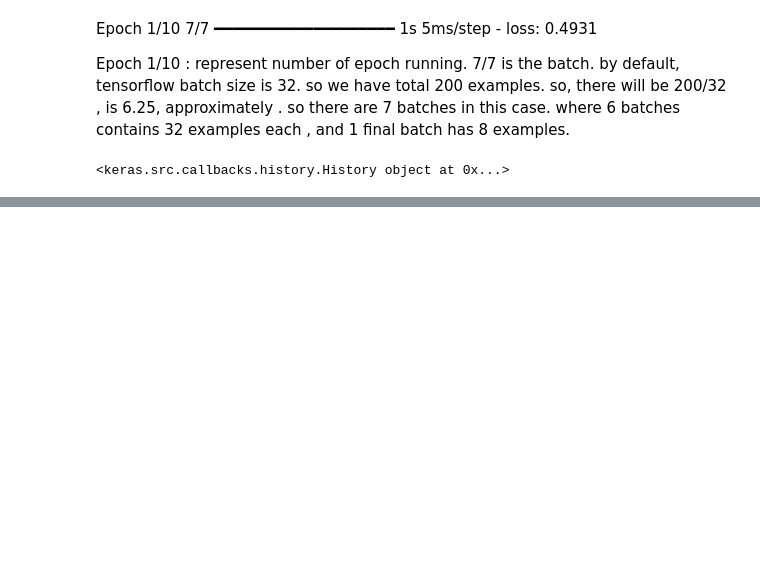
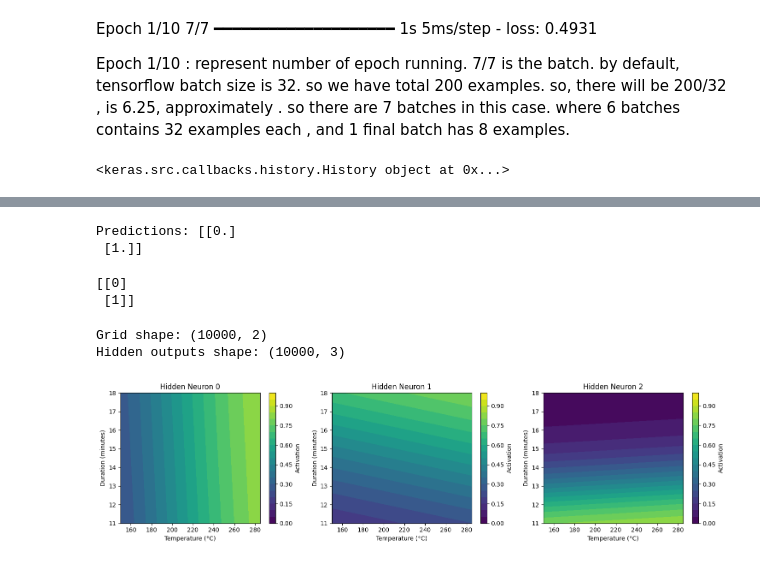
Before and after one commit to Maria-Farooq534/Machine_Learning, a Jupyter notebook: basic_projects/03_coffee_bean_prediction/coffee_beans_prediction.ipynb, the cells around one changed output, grey strips where cells are left out. Drawn from its saved outputs; the diff is of its cells as text; code cells hidden in the pictures; blank space fills up the shorter version.

Commit message:
update: coffee beans predictions

```diff
--- a/basic_projects/03_coffee_bean_prediction/coffee_beans_prediction.ipynb
+++ b/basic_projects/03_coffee_bean_prediction/coffee_beans_prediction.ipynb
@@ -361,0 +362,76 @@ print(prediction)
+# %%
+# applying threshold
+
+predictions = np.zeros_like(prediction)
+for pred in range(len(predictions)):
+  if pred >= 0.5:
+    predictions[pred] = 1
+  else:
+    predictions[pred] = 0
+
+print(f"Predictions: {predictions}")
+# %% [output]
+Predictions: [[0.]
+ [1.]]
+# %%
+predictions = (predictions >= 0.5).astype(int)
+print(predictions)
+# %% [output]
+[[0]
+ [1]]
+# %%
+# Visualizing the 3 hidden neurons
+
+import numpy as np
+import matplotlib.pyplot as plt
+
+# 1. Create a grid of temperature and duration values
+temp_values = np.linspace(150, 285, 100)
+duration_values = np.linspace(11, 18, 100)
+
+T, D = np.meshgrid(temp_values, duration_values)
+
+# 2. Convert the grid into input examples
+X_grid = np.column_stack((T.ravel(), D.ravel()))
+
+# 3. Normalize using our existing normalization layer
+X_grid_norm = norm_1(X_grid)
+
+# 4. Get the output of the first hidden layer
+hidden_model = tf.keras.Model(
+    inputs=model.inputs,
+    outputs=model.layers[0].output
+)
+
+hidden_outputs = hidden_model.predict(X_grid_norm, verbose=0)
+
+print("Grid shape:", X_grid.shape)
+print("Hidden outputs shape:", hidden_outputs.shape)
+
+# 5. Plot each neuron's activation
+fig, axes = plt.subplots(1, 3, figsize=(15, 4))
+
+for i in range(3):
+
+    activation = hidden_outputs[:, i].reshape(T.shape)
+
+    contour = axes[i].contourf(
+        T, D, activation,
+        levels=np.linspace(0, 1, 21),
+        cmap="viridis",
+        vmin=0,
+        vmax=1
+    )
+
+    axes[i].set_title(f"Hidden Neuron {i}")
+    axes[i].set_xlabel("Temperature (°C)")
+    axes[i].set_ylabel("Duration (minutes)")
+
+    fig.colorbar(contour, ax=axes[i], label="Activation")
+
+plt.tight_layout()
+plt.show()
+# %% [output]
+Grid shape: (10000, 2)
+Hidden outputs shape: (10000, 3)
+[figure, added]
```
Also changed, not shown: parts of 9 cells of this notebook.
